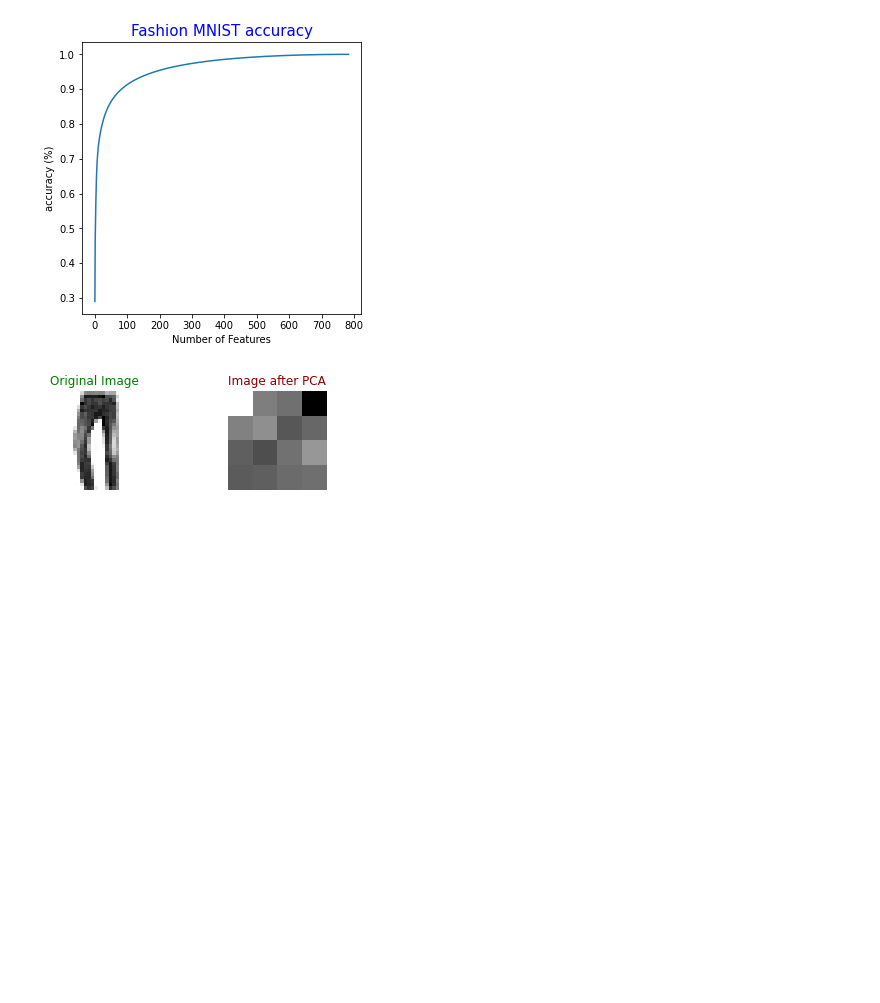
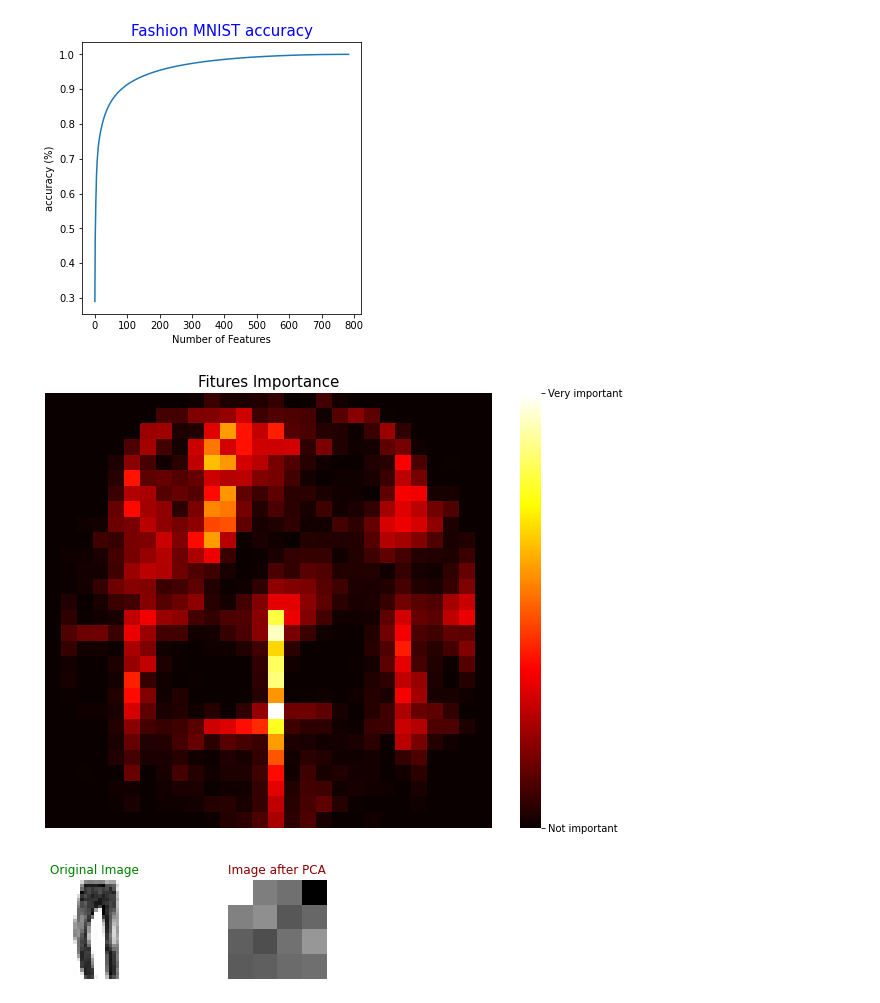
Before and after one commit to renanarimon/ML, a Jupyter notebook: fashion mnist.ipynb, the cells around one changed output. Drawn from its saved outputs; the diff is of its cells as text; code cells hidden in the pictures; blank space fills up the shorter version.

```diff
--- a/fashion mnist.ipynb
+++ b/fashion mnist.ipynb
@@ -188,6 +190,25 @@ plt.title('Fashion MNIST accuracy',fontdict= {'fontsize':15, 'color' : 'blue'} )
 plt.show()
 # %% [output]
 [figure]
+# %%
+model = RandomForestClassifier(n_estimators=500, max_leaf_nodes=16, n_jobs=-1)
+model.fit(X_train, y_train)
+
+importances = model.feature_importances_
+pixels = np.reshape(importances,(28,28))
+
+plt.figure(figsize= (10,8))
+plot = sns.heatmap(pixels,cmap=plt.cm.hot)
+plt.xticks([], [])
+plot.set_yticks([])
+plot.set_yticks([], minor=True)
+colorbar = plot.collections[0].colorbar
+colorbar.set_ticks([0,max(importances)])
+colorbar.set_ticklabels(['Not important','Very important'])
+plt.title('Fitures Importance',size = 15)
+plt.show()
+# %% [output]
+[figure, added]
 # %%
 pca = PCA(n_components=16)
 X_train_reduced = pca.fit_transform(X_train)
```
Also changed, not shown: parts of 1 cell of this notebook, 1 other file.
